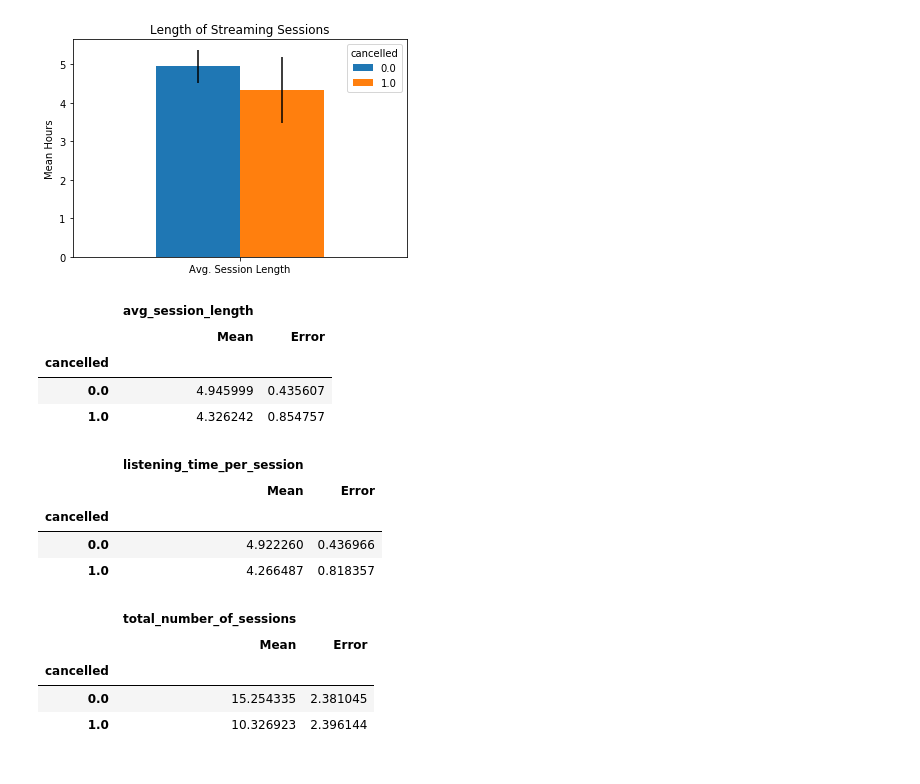
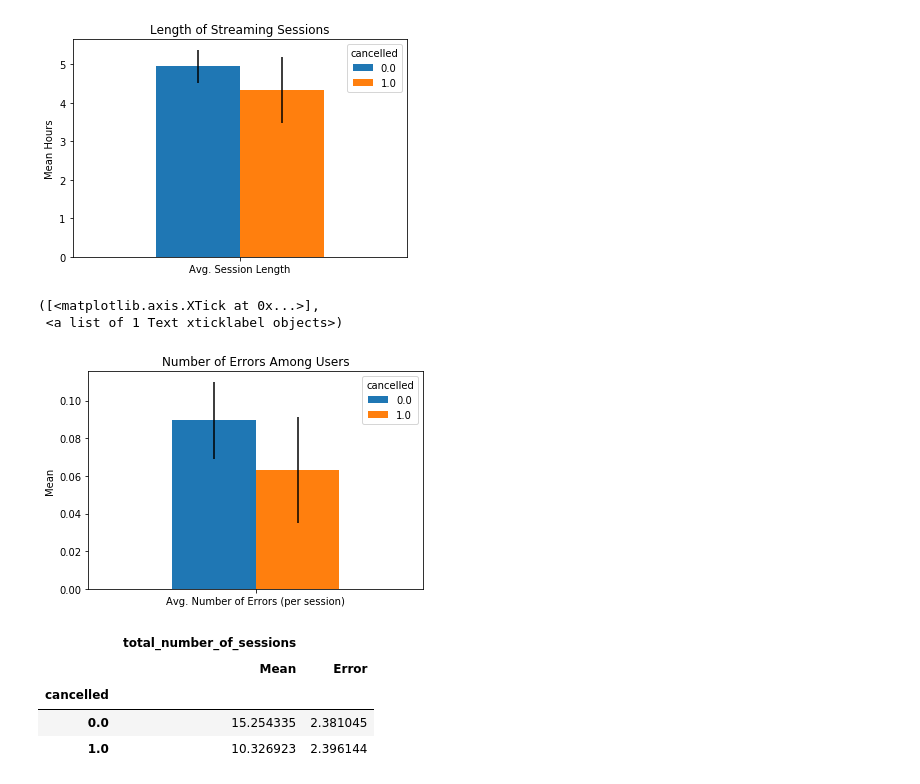
Before and after one commit to tomwerner5/sparkify, a Jupyter notebook: Sparkify.ipynb, the cells around one changed output. Drawn from its saved outputs; the diff is of its cells as text; code cells hidden in the pictures.

```diff
--- a/Sparkify.ipynb
+++ b/Sparkify.ipynb
@@ -302,24 +316,26 @@ plt.xticks([0], ['Avg. Session Length'], rotation=0,
 ([<matplotlib.axis.XTick at 0x...>],
  <a list of 1 Text xticklabel objects>)
 [figure]
+# %%
+sess_info = group_differences(id_group, target_val=['avg_num_errors'],
+                              group_vals=['cancelled'])
+
+err_vals = sess_info.T.xs('Error', level=1, drop_level=False).T.values
+sess_info.T.xs('Mean', level=1, drop_level=False).plot.bar(yerr=err_vals,
+                                                           title='Number of Errors Among Users',
+                                                           #xlabel='Data Partitions',
+                                                           #ylabel='Mean'
+                                                          )
+#plt.xlabel('Data Partitions')
+plt.ylabel('Mean')
+plt.xticks([0], ['Avg. Number of Errors (per session)'], rotation=0,
+          ha='center')
+# %% [output]
+([<matplotlib.axis.XTick at 0x...>],
+ <a list of 1 Text xticklabel objects>)
+[figure, added]
 # %%
 #group_differences(id_group, target_val='avg_time_between_sessions', group_vals=['avg_gender_F', 'cancelled'])
-# %%
-group_differences(id_group, target_val='avg_session_length', group_vals=['cancelled'])/3600
-# %% [output]
-|  | avg_session_length |  |
-|  | Mean | Error |
-| cancelled |  |  |
-| 0.0 | 4.945999 | 0.435607 |
-| 1.0 | 4.326242 | 0.854757 |
-# %%
-group_differences(id_group, target_val='listening_time_per_session', group_vals=['cancelled'])/3600
-# %% [output]
-|  | listening_time_per_session |  |
-|  | Mean | Error |
-| cancelled |  |  |
-| 0.0 | 4.922260 | 0.436966 |
-| 1.0 | 4.266487 | 0.818357 |
 # %%
 group_differences(id_group, target_val='total_number_of_sessions', group_vals=['cancelled'])
 # %% [output]
```
Also changed, not shown: parts of 18 cells of this notebook.
